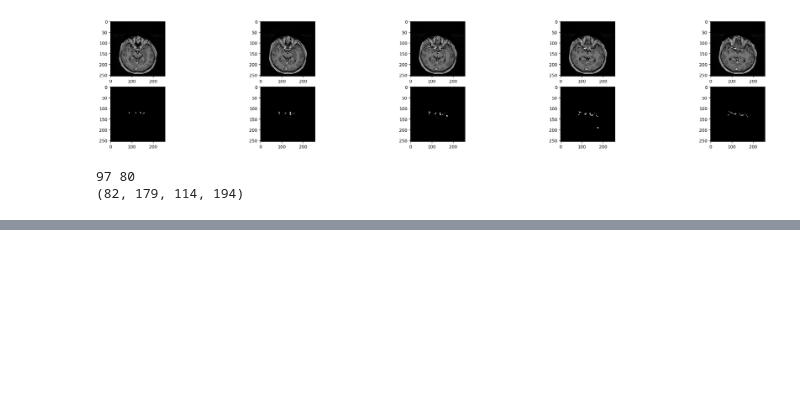
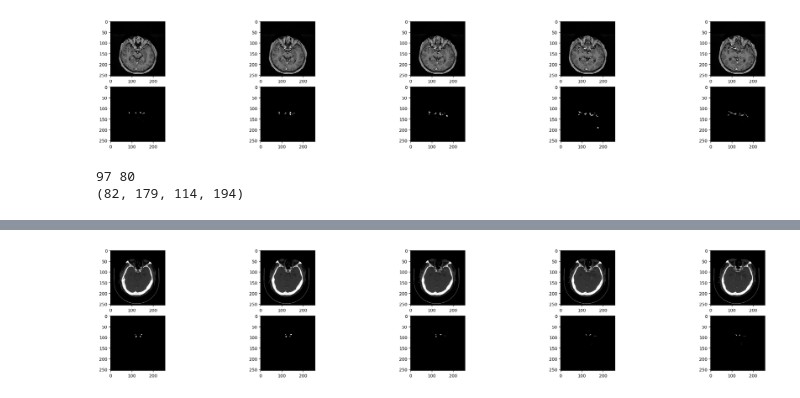
Before and after one commit to dszyjka/intracranial-aneurysm-ai, a Jupyter notebook: cow_centercrop_training.ipynb, the cells around one changed output, grey strips where cells are left out. Saved outputs shown, nothing was run; the diff lists cells and outputs as text; code cells hidden in the pictures; blank space fills up the shorter version.

```diff
--- a/cow_centercrop_training.ipynb
+++ b/cow_centercrop_training.ipynb
@@ -124,0 +149,4 @@ fixed_size_center_crop(x_train, HEIGHT, WIDTH, HEIGHT_HALF, WIDTH_HALF)
+# %%
+draw_img(x_train[1])
+# %% [output]
+[figure, added]
```
Also changed, not shown: parts of 2 cells of this notebook.
